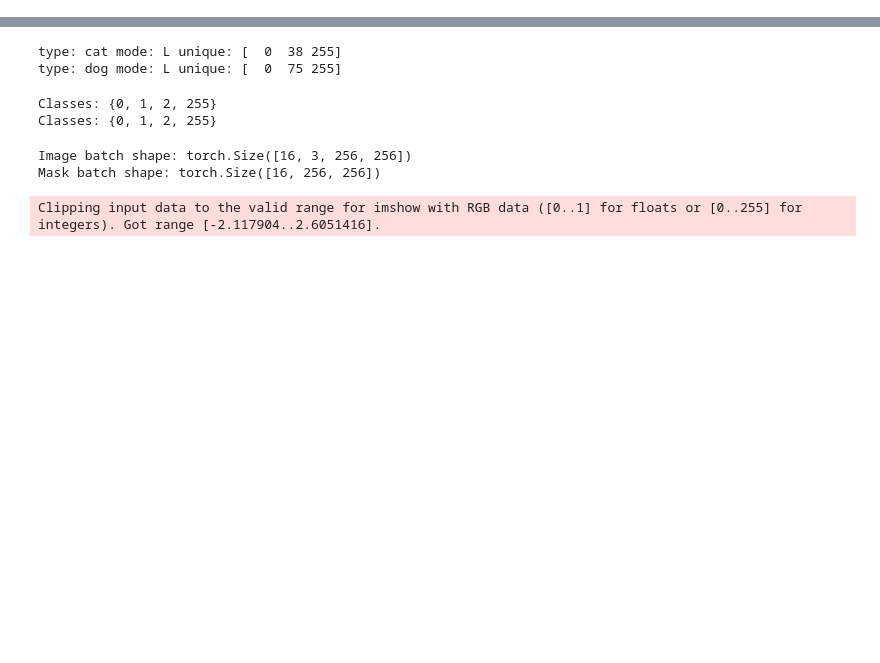
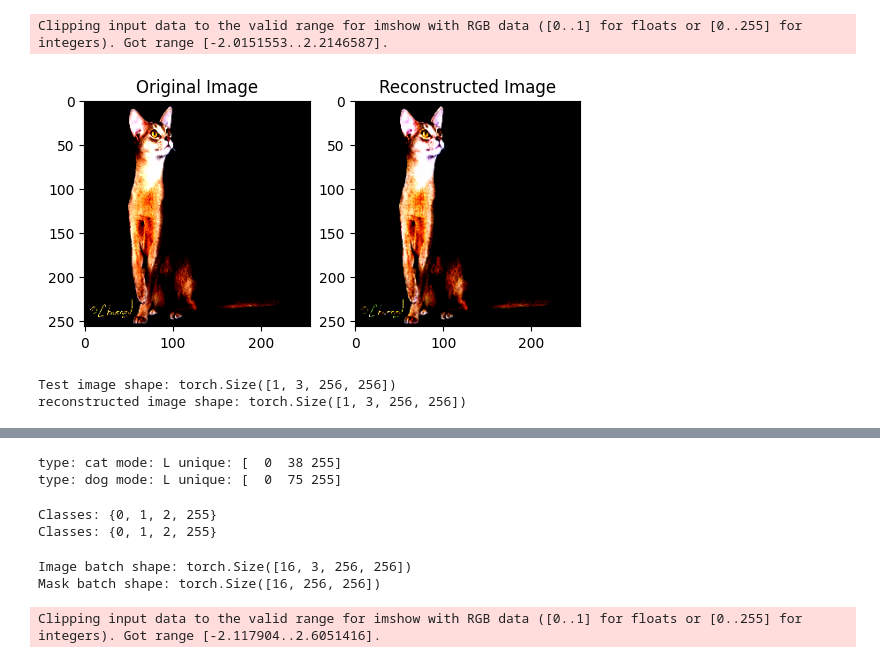
Before and after one commit to yuhaopro/image-segmentation-cv, a Jupyter notebook: CV-3/main.ipynb, the cells around one changed output, grey strips where cells are left out. Drawn from its saved outputs; the diff is of its cells as text; code cells hidden in the pictures; blank space fills up the shorter version.

Commit message:
add main.ipynb containing reconstructed images with different lr and batch size

```diff
--- a/CV-3/main.ipynb
+++ b/CV-3/main.ipynb
@@ -38,3 +38,19 @@ from dataset import PetDataset, convert_color_to_class, remove_class_dimension
 
 
 random.seed(42)
+# %%
+import torch
+from autoencoder import Autoencoder  # 假设Autoencoder是自编码器模型的定义
+
+# 设备设置
+DEVICE = torch.device("cuda" if torch.cuda.is_available() else "cpu")
+
+# 加载模型
+autoencoder = Autoencoder().to(DEVICE)
+
+# 加载检查点
+checkpoint = torch.load("/teamspace/studios/this_studio/autoencoder_checkpoint_19.pth.tar", map_location=torch.device('cpu'))
+autoencoder.load_state_dict(checkpoint["state_dict"])
+
+# 将模型设置为评估模式
+autoencoder.eval()
@@ -40,0 +76,31 @@ random.seed(42)
+# %%
+import torch
+from autoencoder import Autoencoder  # 假设Autoencoder是自编码器模型的定义
+import matplotlib.pyplot as plt
+
+# 定义可视化重建效果的函数
+def visualize_reconstruction(model, data_loader, device):
+    model.eval()
+    with torch.no_grad():
+        data_iter = iter(data_loader)
+        images, _ = next(data_iter)
+        images = images.to(device)
+
+        # 获取原图与重建图像
+        reconstructed = model(images)
+
+        # 显示结果
+        fig, ax = plt.subplots(1, 2)
+        ax[0].imshow(images[0].permute(1, 2, 0).cpu())
+        ax[0].set_title("Original Image")
+        ax[1].imshow(reconstructed[0].permute(1, 2, 0).cpu())
+        ax[1].set_title("Reconstructed Image")
+        plt.show()
+
+test_dataloader = utils.get_test_loader(batch_size=1, num_workers=4)
+
+# 在训练后展示
+visualize_reconstruction(autoencoder, test_dataloader, DEVICE)
+# %% [output]
+Clipping input data to the valid range for imshow with RGB data ([0..1] for floats or [0..255] for integers). Got range [-2.0151553..2.2146587].
+[figure, added]
@@ -40,0 +118,6 @@ random.seed(42)
+# %%
+print("Test image shape:", test_image.shape)
+print("reconstructed image shape:", reconstructed_image.shape)
+# %% [output]
+Test image shape: torch.Size([1, 3, 256, 256])
+reconstructed image shape: torch.Size([1, 3, 256, 256])
```
Also changed, not shown: parts of 3 cells of this notebook.
